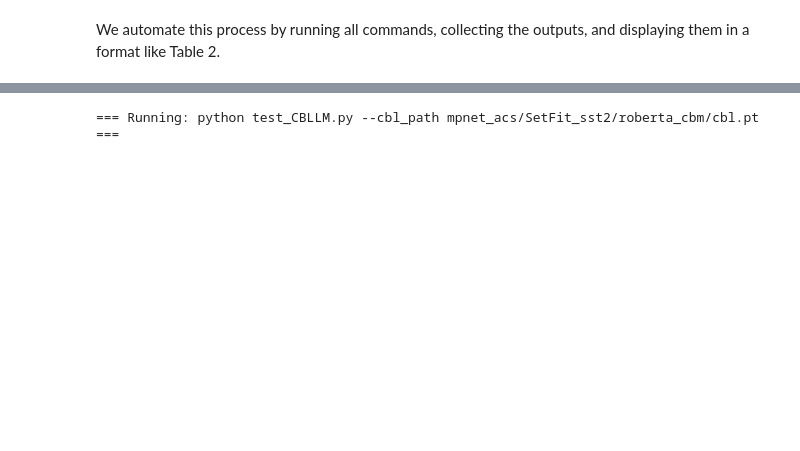
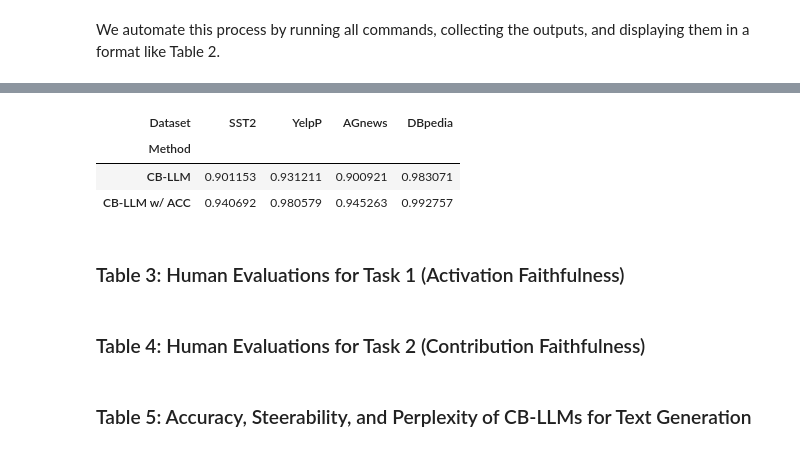
Before and after one commit to neil-dandekar/capstone, a Jupyter notebook: checkpoint.ipynb, the cells around one changed output, grey strips where cells are left out. Saved outputs shown, nothing was run; the diff lists cells and outputs as text; code cells hidden in the pictures; blank space fills up the shorter version.

```diff
--- a/checkpoint.ipynb
+++ b/checkpoint.ipynb
@@ -123 +129,7 @@ commands = [
 ]
+# %%
+results = []
+
+for method, dataset, cmd in commands:
+    acc = run(cmd)
+    results.append((method, dataset, acc))
@@ -124,12 +166,18 @@ commands = [
 # %%
-for method, dataset, cmd in commands:
-    acc = run(cmd)
-    results.append((method, dataset, acc))
-
 df = pd.DataFrame(results, columns=["Method", "Dataset", "Accuracy"])
 pivot = df.pivot(index="Method", columns="Dataset", values="Accuracy")
 
-print("\n=== FINAL ACCURACY TABLE ===\n")
-print(pivot)
+pivot = pivot[["SST2", "YelpP", "AGnews", "DBpedia"]]
+
+pivot
 # %% [output]
-=== Running: python test_CBLLM.py --cbl_path mpnet_acs/SetFit_sst2/roberta_cbm/cbl.pt ===
+| Dataset | SST2 | YelpP | AGnews | DBpedia |
+| Method |  |  |  |  |
+| CB-LLM | 0.901153 | 0.931211 | 0.900921 | 0.983071 |
+| CB-LLM w/ ACC | 0.940692 | 0.980579 | 0.945263 | 0.992757 |
+# %% [markdown]
+### Table 3: Human Evaluations for Task 1 (Activation Faithfulness)
+# %% [markdown]
+### Table 4: Human Evaluations for Task 2 (Contribution Faithfulness)
+# %% [markdown]
+### Table 5: Accuracy, Steerability, and Perplexity of CB-LLMs for Text Generation
```
Also changed, not shown: parts of 7 cells of this notebook.
